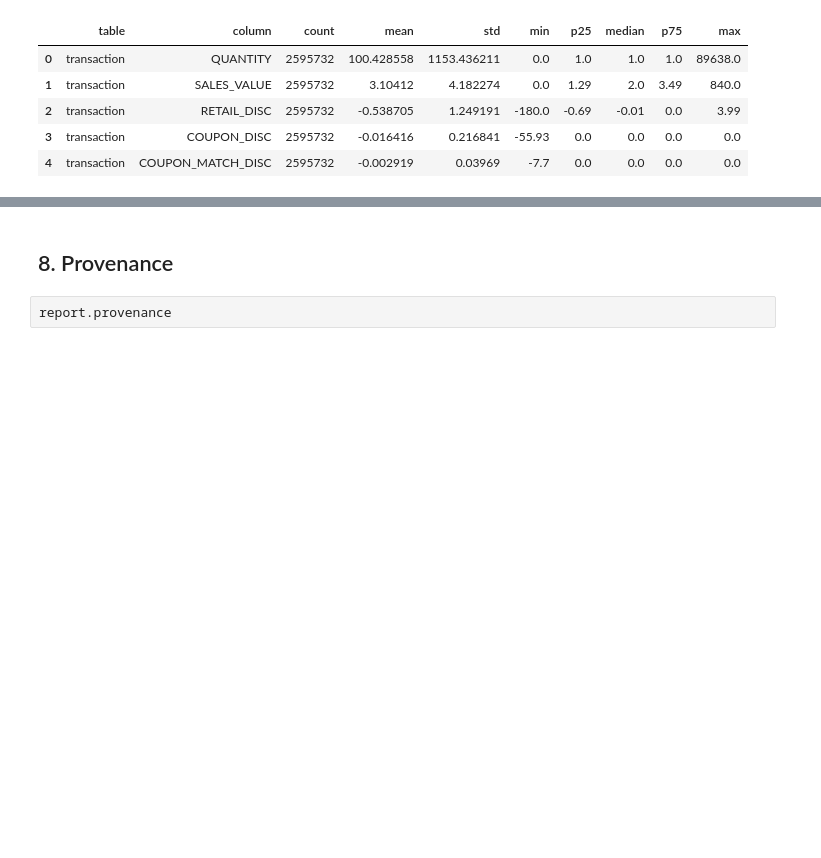
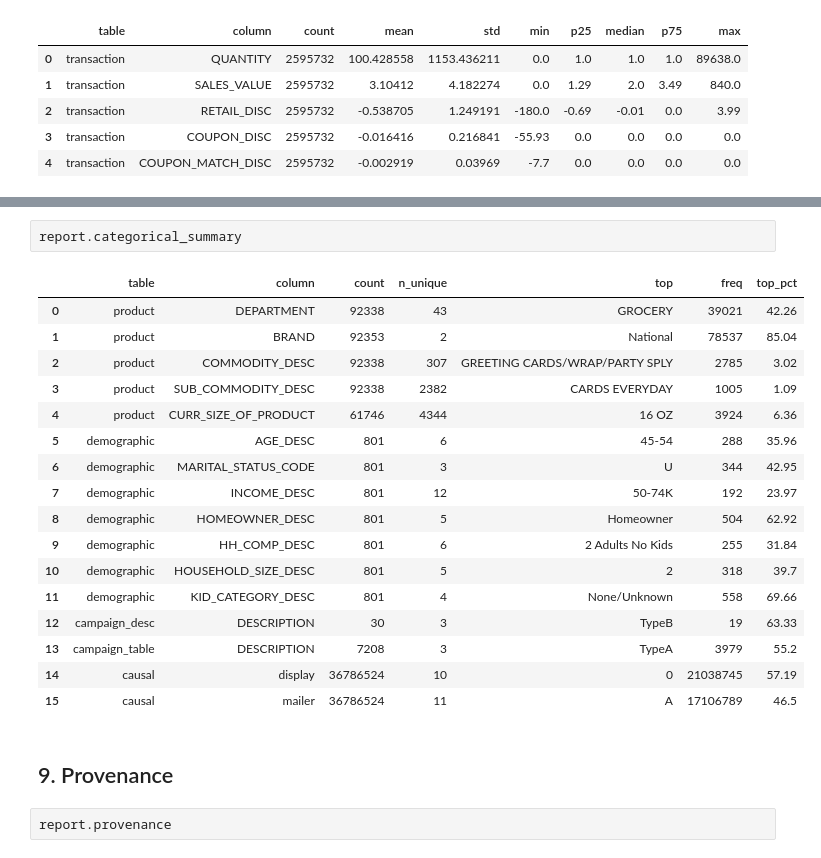
Before and after one commit to manhhungtr211/Propensity---Dunnhumby, a Jupyter notebook: notebooks/00_data_overview.ipynb, the cells around one changed output, grey strips where cells are left out. Drawn from its saved outputs; the diff is of its cells as text; blank space fills up the shorter version.

```diff
--- a/notebooks/00_data_overview.ipynb
+++ b/notebooks/00_data_overview.ipynb
@@ -140,5 +152,25 @@ report.numeric_summary
+# %%
+report.categorical_summary
+# %% [output]
+|  | table | column | count | n_unique | top | freq | top_pct |
+| 0 | product | DEPARTMENT | 92338 | 43 | GROCERY | 39021 | 42.26 |
+| 1 | product | BRAND | 92353 | 2 | National | 78537 | 85.04 |
+| 2 | product | COMMODITY_DESC | 92338 | 307 | GREETING CARDS/WRAP/PARTY SPLY | 2785 | 3.02 |
+| 3 | product | SUB_COMMODITY_DESC | 92338 | 2382 | CARDS EVERYDAY | 1005 | 1.09 |
+| 4 | product | CURR_SIZE_OF_PRODUCT | 61746 | 4344 | 16 OZ | 3924 | 6.36 |
+| 5 | demographic | AGE_DESC | 801 | 6 | 45-54 | 288 | 35.96 |
+| 6 | demographic | MARITAL_STATUS_CODE | 801 | 3 | U | 344 | 42.95 |
+| 7 | demographic | INCOME_DESC | 801 | 12 | 50-74K | 192 | 23.97 |
+| 8 | demographic | HOMEOWNER_DESC | 801 | 5 | Homeowner | 504 | 62.92 |
+| 9 | demographic | HH_COMP_DESC | 801 | 6 | 2 Adults No Kids | 255 | 31.84 |
+| 10 | demographic | HOUSEHOLD_SIZE_DESC | 801 | 5 | 2 | 318 | 39.7 |
+| 11 | demographic | KID_CATEGORY_DESC | 801 | 4 | None/Unknown | 558 | 69.66 |
+| 12 | campaign_desc | DESCRIPTION | 30 | 3 | TypeB | 19 | 63.33 |
+| 13 | campaign_table | DESCRIPTION | 7208 | 3 | TypeA | 3979 | 55.2 |
+| 14 | causal | display | 36786524 | 10 | 0 | 21038745 | 57.19 |
+| 15 | causal | mailer | 36786524 | 11 | A | 17106789 | 46.5 |
 # %% [markdown]
-## 8. Provenance
+## 9. Provenance
 # %%
 report.provenance
 # %% [output]
```
Also changed, not shown: parts of 5 cells of this notebook, 34 other files.
